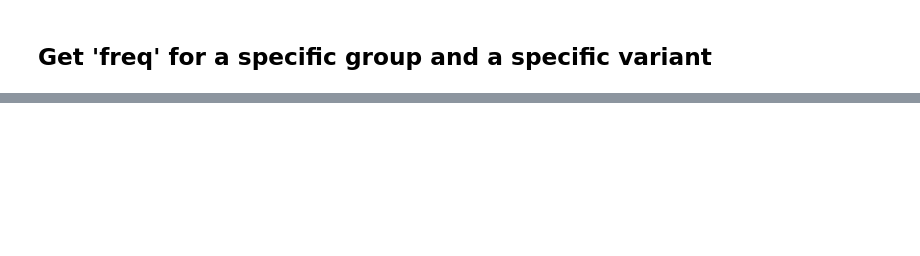
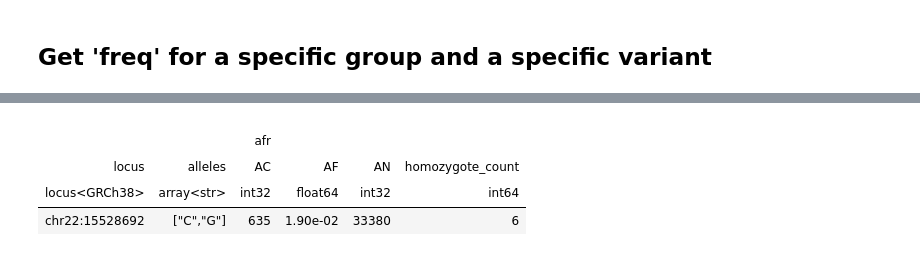
Before and after one commit to broadinstitute/gnomad-toolbox, a Jupyter notebook: gnomad_toolbox/use_cases/toolbox_for_gnomad_users.ipynb, the cells around one changed output, grey strips where cells are left out. Saved outputs shown, nothing was run; the diff lists cells and outputs as text; code cells hidden in the pictures; blank space fills up the shorter version.

```diff
--- a/gnomad_toolbox/use_cases/toolbox_for_gnomad_users.ipynb
+++ b/gnomad_toolbox/use_cases/toolbox_for_gnomad_users.ipynb
@@ -270,0 +293,11 @@ ht.select('freq').show(-1)
+# %%
+ht = get_ht_by_datatype_and_version(data_type='exomes', version='4.1')
+
+# When a variant exists...
+extract_callstats_for_1anc_1variant(ht, gen_anc='AFR', contig='chr22', position=15528692, alleles=['C','G']).show(-1)
+# %% [output]
+|  |  |  |  |  |  |
+|  |  | afr |  |  |  |
+| locus | alleles | AC | AF | AN | homozygote_count |
+| locus<GRCh38> | array<str> | int32 | float64 | int32 | int64 |
+| chr22:15528692 | ["C","G"] | 635 | 1.90e-02 | 33380 | 6 |
```
Also changed, not shown: parts of 36 cells of this notebook.
